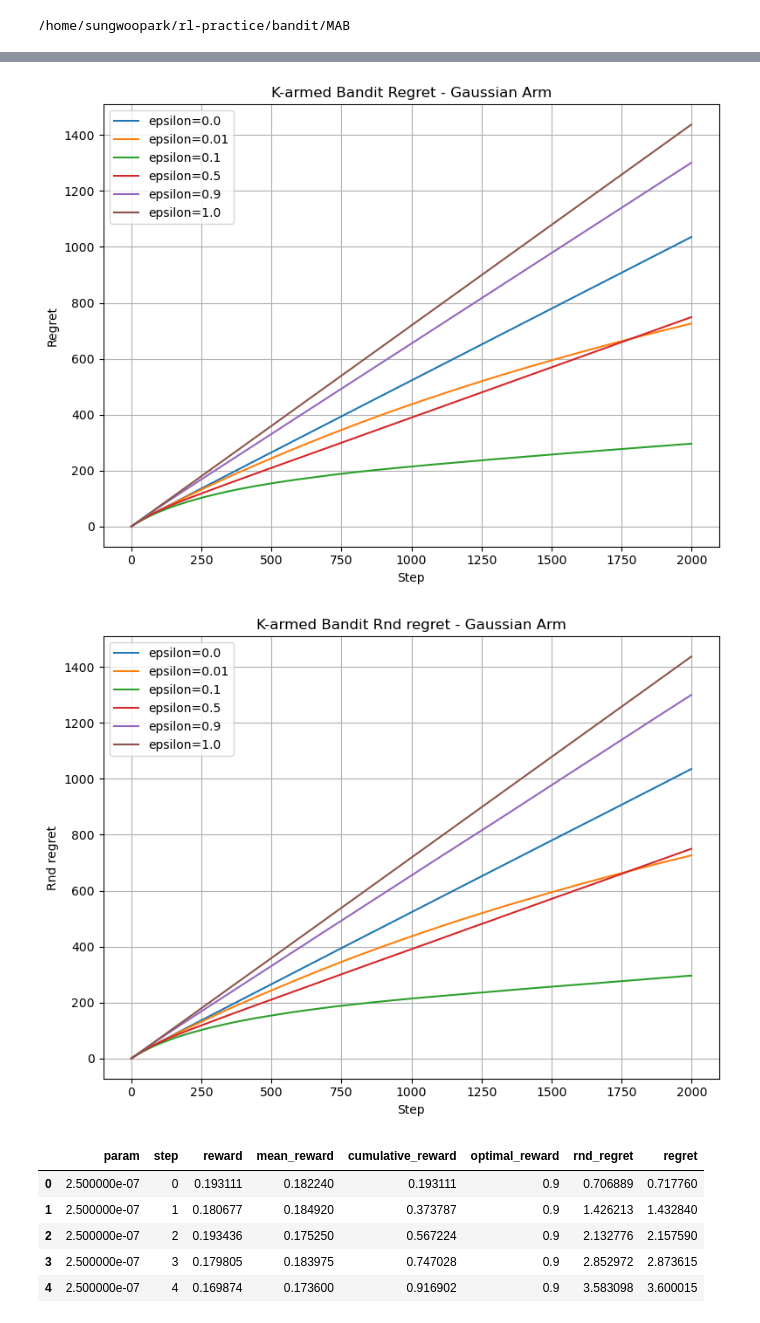
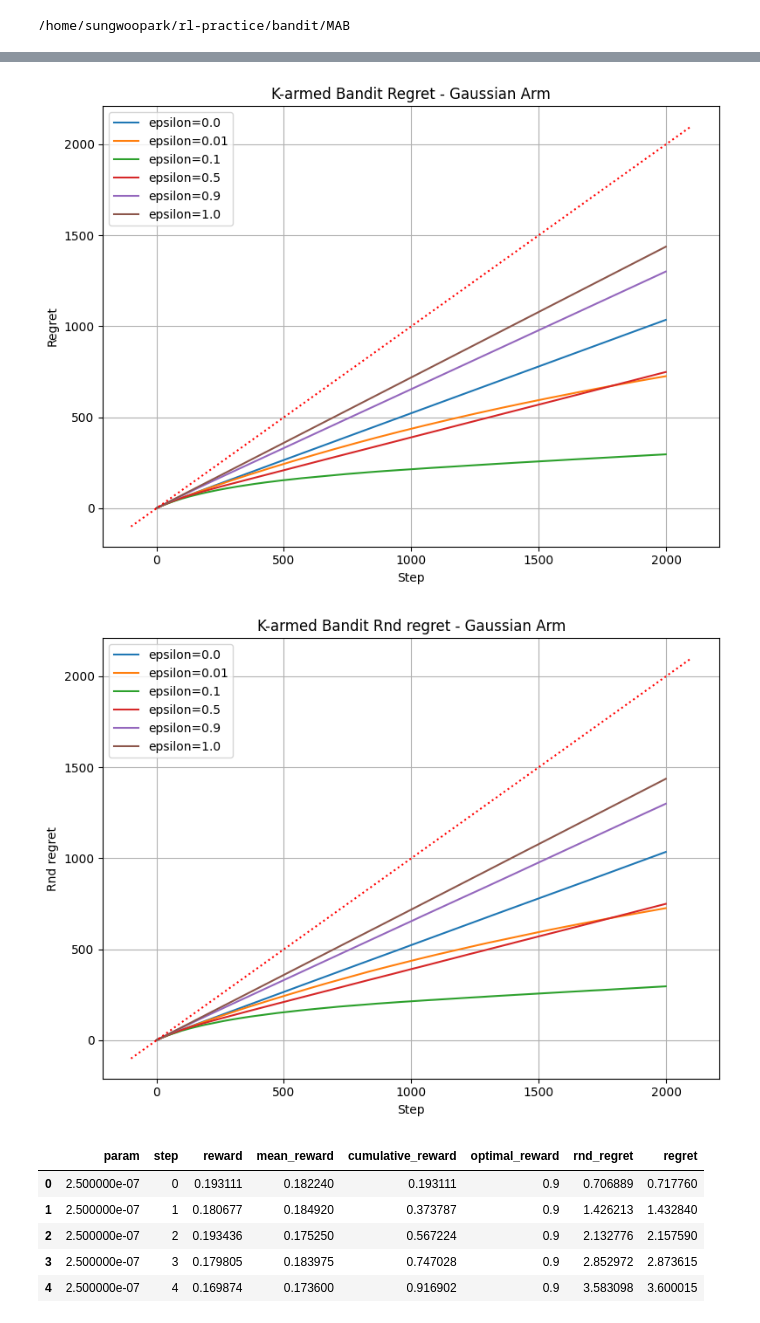
Before and after one commit to sungwoopark95/rl-practice, a Jupyter notebook: bandit/MAB/Bandit_Regret_Analysis.ipynb, the cells around one changed output, grey strips where cells are left out. Cells and saved outputs as stored; diff of their text form; code cells hidden in the pictures.

```diff
--- a/bandit/MAB/Bandit_Regret_Analysis.ipynb
+++ b/bandit/MAB/Bandit_Regret_Analysis.ipynb
@@ -52,3 +64,8 @@ def process(df:pd.DataFrame, no_param:bool):
+# %%
+def getregret(dfs:list):
+    for item in dfs:
+        item['rnd_regret'] = np.cumsum(item['optimal_reward'] - item['reward'])
+        item['regret'] = np.cumsum(item['optimal_reward'] - item['mean_reward'])
 # %%
 def getlabel(colname:str):
     split = colname.split('_')
@@ -65,6 +82,8 @@ def plot_results(dfs, model, arm, columns='regret', figsize=(16, 6)):
         else:
             label = f"{model_params[model]}={item['param'].iloc[0]}"
         plt.plot(item[columns], label=label)
+    xpoints = ypoints = plt.xlim()
+    plt.plot(xpoints, ypoints, color='red', linestyle=':')
     plt.legend()
     plt.grid(True)
     plt.xlabel("Step")
@@ -197,11 +139,12 @@ for item in tqdm(mab_gaus_1):
 # %%
+getregret(mab_gaus_1)
 plot_results(mab_gaus_1, model="mab", arm="Gaussian", columns='regret', figsize=(8, 6))
 # %% [output]
-[figure, old version]
+[figure, new version]
 # %%
 plot_results(mab_gaus_1, model="mab", arm="Gaussian", columns='rnd_regret', figsize=(8, 6))
 # %% [output]
-[figure, old version]
+[figure, new version]
 # %%
 ucbdelta_gaus_1 = procedure(fname="./UCBDelta_GaussianArm_1.0_Naive_results.pkl", no_param=False)
 # %%
```
Also changed, not shown: parts of 4 cells of this notebook, 1 other file.
